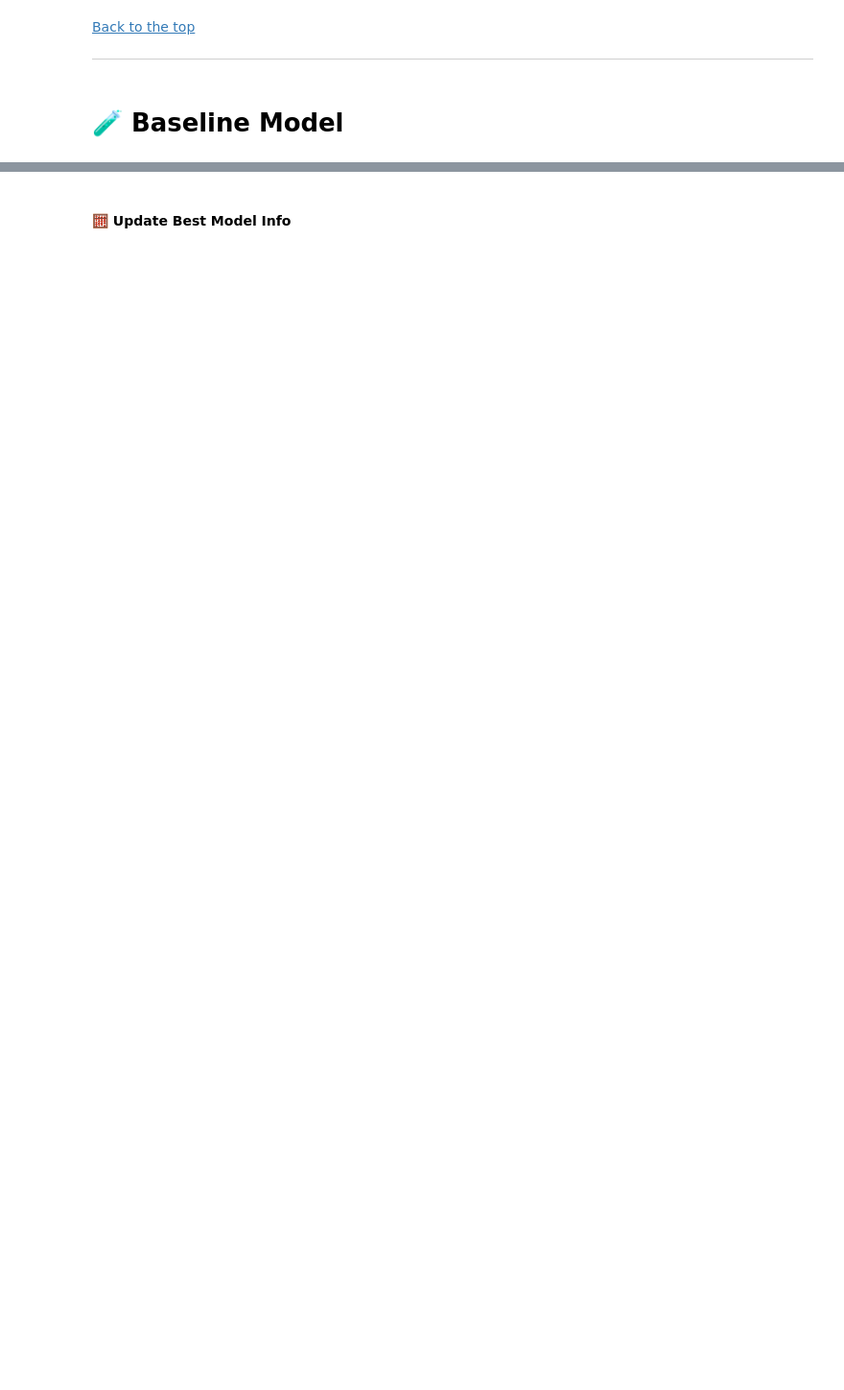
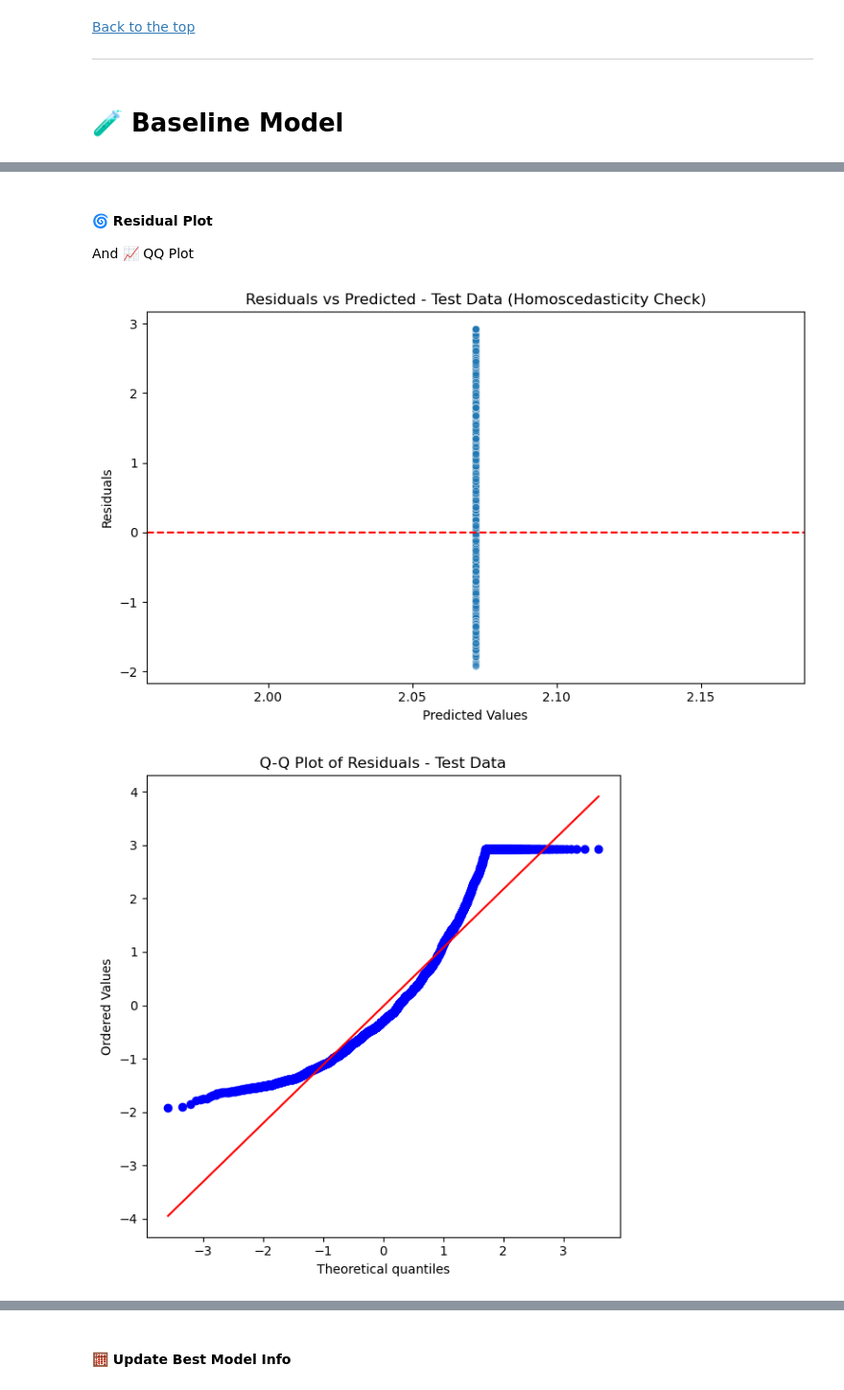
Before and after one commit to ashrithssreddy/ml-toolkit, a Jupyter notebook: Supervised_Learning/prediction.ipynb, the cells around one changed output, grey strips where cells are left out. Shown at 96% size. Drawn from its saved outputs; the diff is of its cells as text; code cells hidden in the pictures; blank space fills up the shorter version.

```diff
--- a/Supervised_Learning/prediction.ipynb
+++ b/Supervised_Learning/prediction.ipynb
@@ -474,0 +683,51 @@ y_test_pred = dummy_clf.predict(X_test)
+# %% [markdown]
+<a id="residual-plot"></a>
+#### 🌀 Residual Plot
+<a id="qq-plot"></a>
+And 📈 QQ Plot
+# %%
+import matplotlib.pyplot as plt
+import seaborn as sns
+import scipy.stats as stats
+
+def plot_residuals_vs_predicted(y_true, y_pred, label="Data", plot_qq=True):
+    """
+    Plots residuals vs predicted values and optionally a Q-Q plot of residuals.
+
+    Parameters:
+    y_true : array-like
+        Actual target values.
+    y_pred : array-like
+        Predicted target values.
+    label : str
+        Label for the plot (e.g., "Train Data", "Test Data").
+    plot_qq : bool
+        Whether to plot the Q-Q plot of residuals (default is True).
+    """
+    # Calculate residuals
+    residuals = y_true - y_pred
+
+    # Plot: Residuals vs Predicted
+    plt.figure(figsize=(8, 5))
+    sns.scatterplot(x=y_pred, y=residuals, alpha=0.6)
+    plt.axhline(0, linestyle='--', color='red')
+    plt.xlabel("Predicted Values")
+    plt.ylabel("Residuals")
+    plt.title(f"Residuals vs Predicted - {label} (Homoscedasticity Check)")
+    plt.tight_layout()
+    plt.show()
+
+    # Optionally, Q-Q plot of residuals
+    if plot_qq:
+        plt.figure(figsize=(6, 6))
+        stats.probplot(residuals, dist="norm", plot=plt)
+        plt.title(f"Q-Q Plot of Residuals - {label}")
+        plt.tight_layout()
+        plt.show()
+
+# Usage:
+plot_residuals_vs_predicted(y_test, y_test_pred, label="Test Data", plot_qq=True)
+plot_residuals_vs_predicted(y_train, y_train_pred, label="Train Data", plot_qq=True)
+# %% [output]
+[figure, added]
+[figure, added]
```
Also changed, not shown: parts of 71 cells of this notebook.
